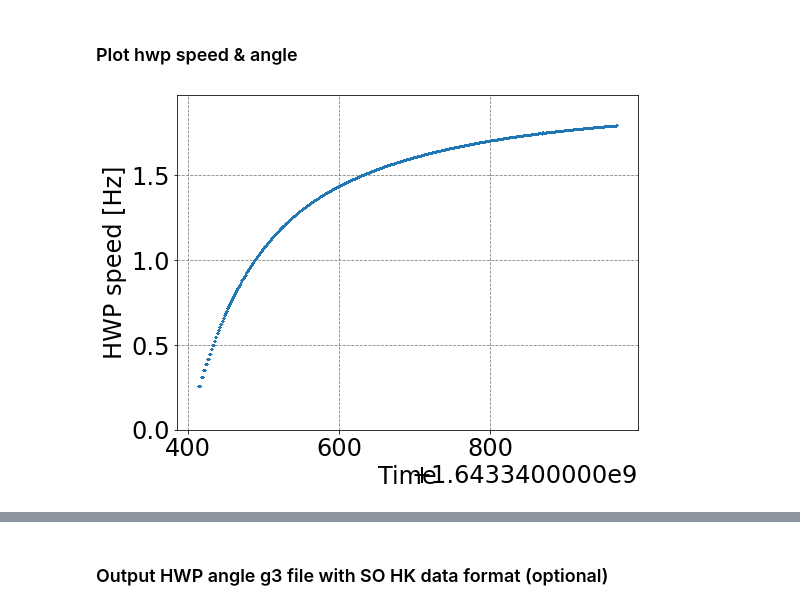
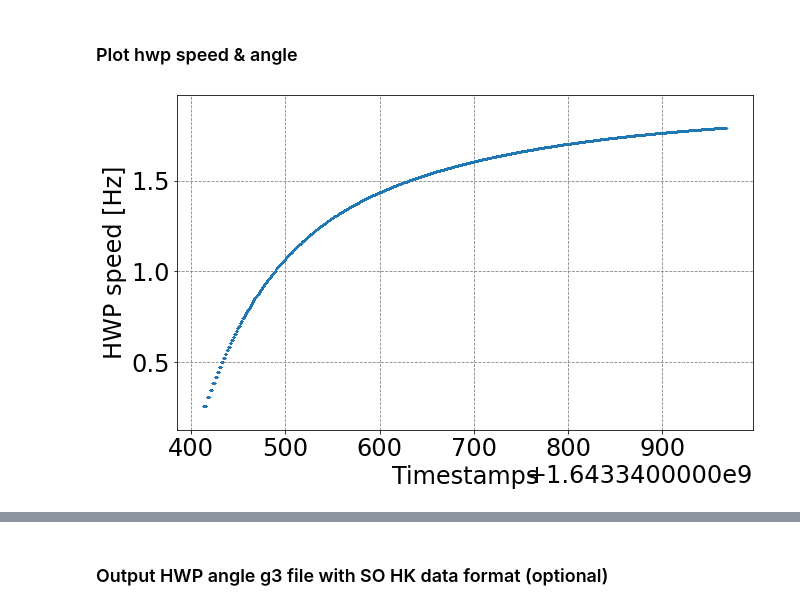
Before and after one commit to yukisakurai/so_pwg_tutorial, a Jupyter notebook: tutorial_hwp.ipynb, the cells around one changed output, grey strips where cells are left out. Saved outputs shown, nothing was run; the diff lists cells and outputs as text; code cells hidden in the pictures.

```diff
--- a/tutorial_hwp.ipynb
+++ b/tutorial_hwp.ipynb
@@ -31,12 +33,12 @@ package to provide HWP angle and approximated speed from SO HK data </br>
 # %%
 start, end = 1643340368.424739, 1643340969.269591 #spinup data from TSAT (Pton)
 archive_path = '/mnt/so1/data/pton-tsat/hk/' # path to HK data archive
-hwp = G3tHWP()
+hwp = update_hwp_angle()
 data_spinup = hwp.load_data(start, end, archive_path)
 # %%
 start, end = 1643342329, 1643342929 # 2Hz rotation data from TSAT (Pton)
 archive_path = '/mnt/so1/data/pton-tsat/hk/' # path to HK data archive
-hwp = G3tHWP()
+hwp = update_hwp_angle()
 data_rot = hwp.load_data(start, end, archive_path)
 # %% [markdown]
 ### Analyze loaded HWP parameters and return angles
@@ -70,11 +73,11 @@ print(solved_file['hwp_rate'][np.where(solved_file['locked'])])
 # %%
-plt.figure(figsize=(8,6))
-plt.xlabel('Time')
+plt.figure(figsize=(10,6))
+plt.xlabel('Timestamps')
 plt.ylabel('HWP speed [Hz]')
 idx = np.where(solved_spinup['locked'])
 plt.plot(solved_spinup['slow_time'][idx],solved_spinup['hwp_rate'][idx],'.', markersize=0.1)
-plt.ylim(solved_spinup['hwp_rate'][idx].min()*0.9,solved_spinup['hwp_rate'][idx].max()*1.1)
-plt.ylim(0,solved_spinup['hwp_rate'][idx].max()*1.1)
+
+plt.ylim(solved_spinup['hwp_rate'][idx].min()*0.5,solved_spinup['hwp_rate'][idx].max()*1.1)
 plt.show()
 # %% [output]
-[figure, old version]
+[figure, new version]
```
Also changed, not shown: parts of 32 cells of this notebook, 1 other file.
